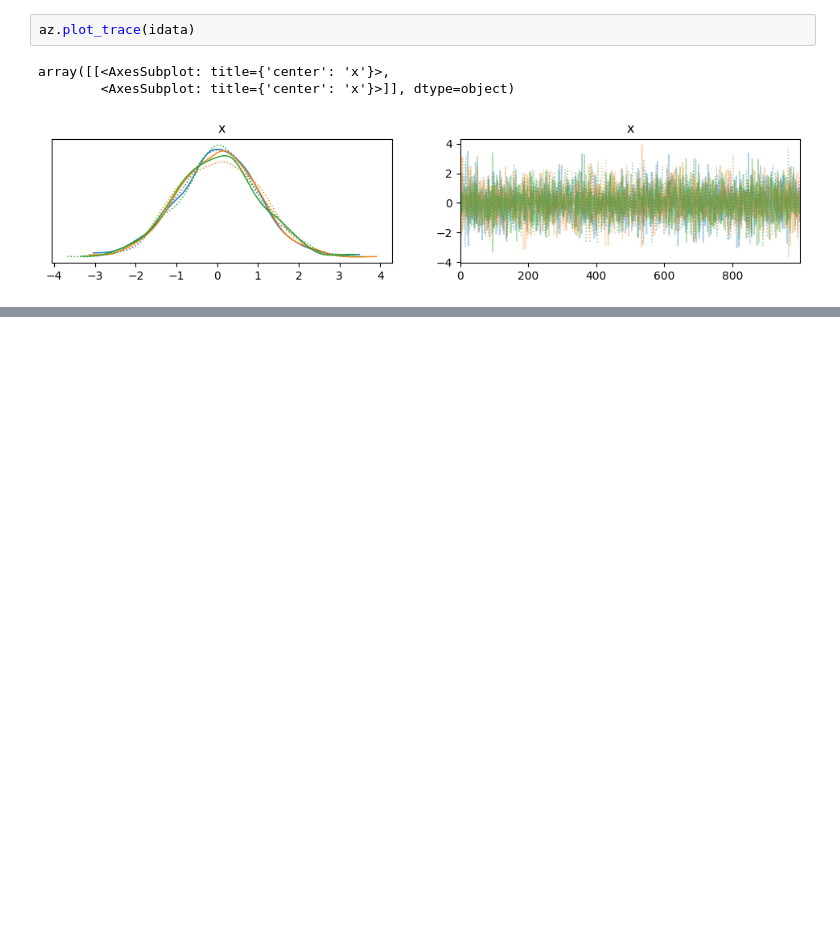
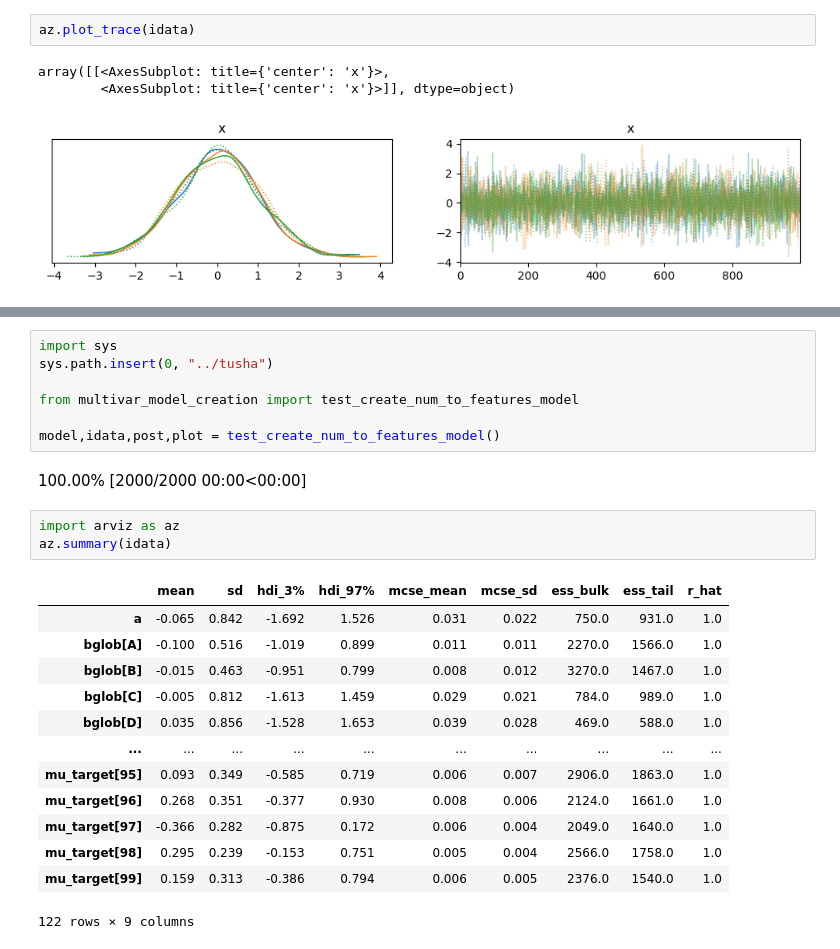
Before and after one commit to guyyos/tusha, a Jupyter notebook: notebooks/test1.ipynb, the cells around one changed output, grey strips where cells are left out. Drawn from its saved outputs; the diff is of its cells as text; blank space fills up the shorter version.

```diff
--- a/notebooks/test1.ipynb
+++ b/notebooks/test1.ipynb
@@ -683,0 +1001,26 @@ array([[<AxesSubplot: title={'center': 'x'}>,
+# %%
+import sys
+sys.path.insert(0, "../tusha")
+
+from multivar_model_creation import test_create_num_to_features_model
+
+model,idata,post,plot = test_create_num_to_features_model()
+# %% [output]
+100.00% [2000/2000 00:00<00:00]
+# %%
+import arviz as az
+az.summary(idata)
+# %% [output]
+|  | mean | sd | hdi_3% | hdi_97% | mcse_mean | mcse_sd | ess_bulk | ess_tail | r_hat |
+| a | -0.065 | 0.842 | -1.692 | 1.526 | 0.031 | 0.022 | 750.0 | 931.0 | 1.0 |
+| bglob[A] | -0.100 | 0.516 | -1.019 | 0.899 | 0.011 | 0.011 | 2270.0 | 1566.0 | 1.0 |
+| bglob[B] | -0.015 | 0.463 | -0.951 | 0.799 | 0.008 | 0.012 | 3270.0 | 1467.0 | 1.0 |
+| bglob[C] | -0.005 | 0.812 | -1.613 | 1.459 | 0.029 | 0.021 | 784.0 | 989.0 | 1.0 |
+| bglob[D] | 0.035 | 0.856 | -1.528 | 1.653 | 0.039 | 0.028 | 469.0 | 588.0 | 1.0 |
+| ... | ... | ... | ... | ... | ... | ... | ... | ... | ... |
+| mu_target[95] | 0.093 | 0.349 | -0.585 | 0.719 | 0.006 | 0.007 | 2906.0 | 1863.0 | 1.0 |
+| mu_target[96] | 0.268 | 0.351 | -0.377 | 0.930 | 0.008 | 0.006 | 2124.0 | 1661.0 | 1.0 |
+| mu_target[97] | -0.366 | 0.282 | -0.875 | 0.172 | 0.006 | 0.004 | 2049.0 | 1640.0 | 1.0 |
+| mu_target[98] | 0.295 | 0.239 | -0.153 | 0.751 | 0.005 | 0.004 | 2566.0 | 1758.0 | 1.0 |
+| mu_target[99] | 0.159 | 0.313 | -0.386 | 0.794 | 0.006 | 0.005 | 2376.0 | 1540.0 | 1.0 |
+122 rows × 9 columns
```
Also changed, not shown: parts of 60 cells of this notebook, 2 other files.
